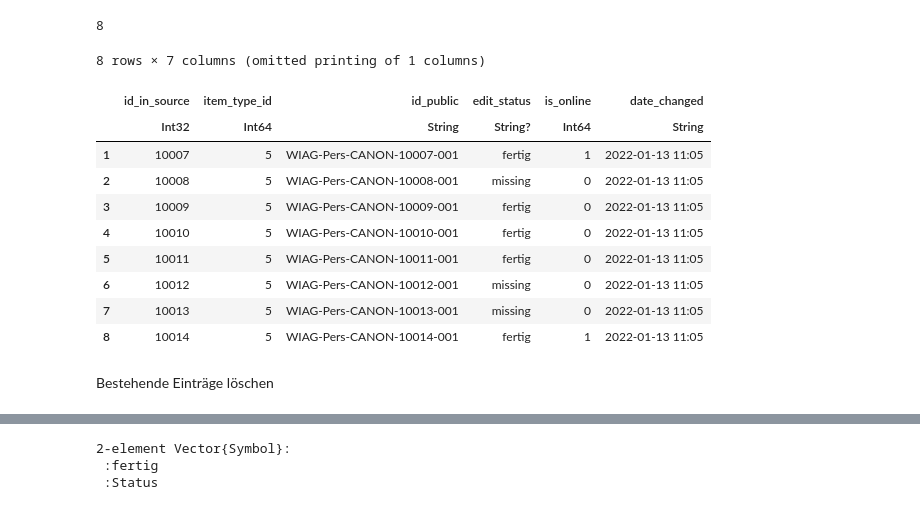
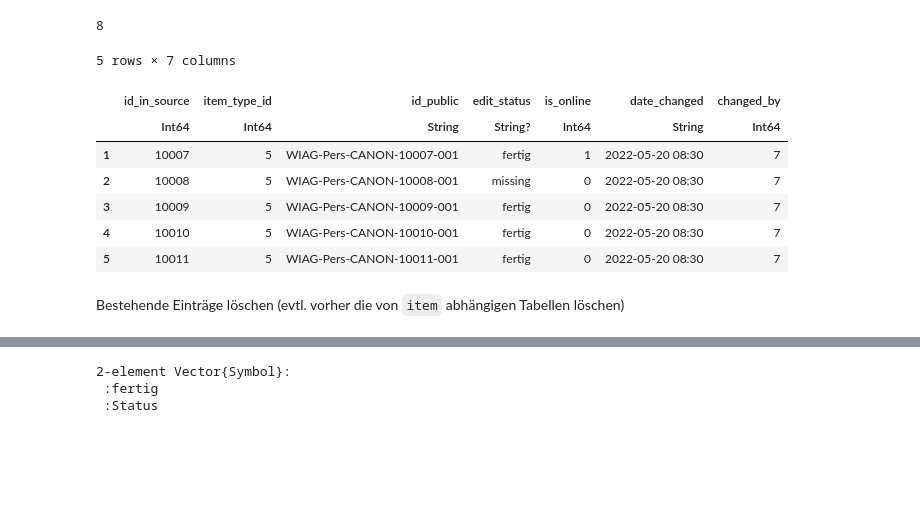
Before and after one commit to ghertko/WiagDataSetup, a Jupyter notebook: run/wiag2/Domherr.ipynb, the cells around one changed output, grey strips where cells are left out. Cells and saved outputs as stored; diff of their text form; code cells hidden in the pictures; blank space fills up the shorter version.

```diff
--- a/run/wiag2/Domherr.ipynb
+++ b/run/wiag2/Domherr.ipynb
@@ -322,21 +416,18 @@ findfirst(df_item[!, :is_online] .== 1)
 # %% [output]
 8
 # %%
-df_item[8:15, [:id_in_source, :item_type_id, :id_public, :edit_status, :is_online, :date_changed, :changed_by]]
+df_item[8:12, [:id_in_source, :item_type_id, :id_public, :edit_status, :is_online, :date_changed, :changed_by]]
 # %% [output]
-8 rows × 7 columns (omitted printing of 1 columns)
+5 rows × 7 columns
-|  | id_in_source | item_type_id | id_public | edit_status | is_online | date_changed |
-|  | Int32 | Int64 | String | String? | Int64 | String |
-| 1 | 10007 | 5 | WIAG-Pers-CANON-10007-001 | fertig | 1 | 2022-01-13 11:05 |
-| 2 | 10008 | 5 | WIAG-Pers-CANON-10008-001 | missing | 0 | 2022-01-13 11:05 |
-| 3 | 10009 | 5 | WIAG-Pers-CANON-10009-001 | fertig | 0 | 2022-01-13 11:05 |
-| 4 | 10010 | 5 | WIAG-Pers-CANON-10010-001 | fertig | 0 | 2022-01-13 11:05 |
-| 5 | 10011 | 5 | WIAG-Pers-CANON-10011-001 | fertig | 0 | 2022-01-13 11:05 |
-| 6 | 10012 | 5 | WIAG-Pers-CANON-10012-001 | missing | 0 | 2022-01-13 11:05 |
-| 7 | 10013 | 5 | WIAG-Pers-CANON-10013-001 | missing | 0 | 2022-01-13 11:05 |
-| 8 | 10014 | 5 | WIAG-Pers-CANON-10014-001 | fertig | 1 | 2022-01-13 11:05 |
+|  | id_in_source | item_type_id | id_public | edit_status | is_online | date_changed | changed_by |
+|  | Int64 | Int64 | String | String? | Int64 | String | Int64 |
+| 1 | 10007 | 5 | WIAG-Pers-CANON-10007-001 | fertig | 1 | 2022-05-20 08:30 | 7 |
+| 2 | 10008 | 5 | WIAG-Pers-CANON-10008-001 | missing | 0 | 2022-05-20 08:30 | 7 |
+| 3 | 10009 | 5 | WIAG-Pers-CANON-10009-001 | fertig | 0 | 2022-05-20 08:30 | 7 |
+| 4 | 10010 | 5 | WIAG-Pers-CANON-10010-001 | fertig | 0 | 2022-05-20 08:30 | 7 |
+| 5 | 10011 | 5 | WIAG-Pers-CANON-10011-001 | fertig | 0 | 2022-05-20 08:30 | 7 |
-# %% [markdown]
-Bestehende Einträge löschen
+# %% [markdown]
+Bestehende Einträge löschen (evtl. vorher die von `item` abhängigen Tabellen löschen)
 # %%
 table_name = "item";
 sql = "DELETE FROM $(table_name) WHERE item_type_id = $(item_type_id)"
```
Also changed, not shown: parts of 211 cells of this notebook, 14 other files.
